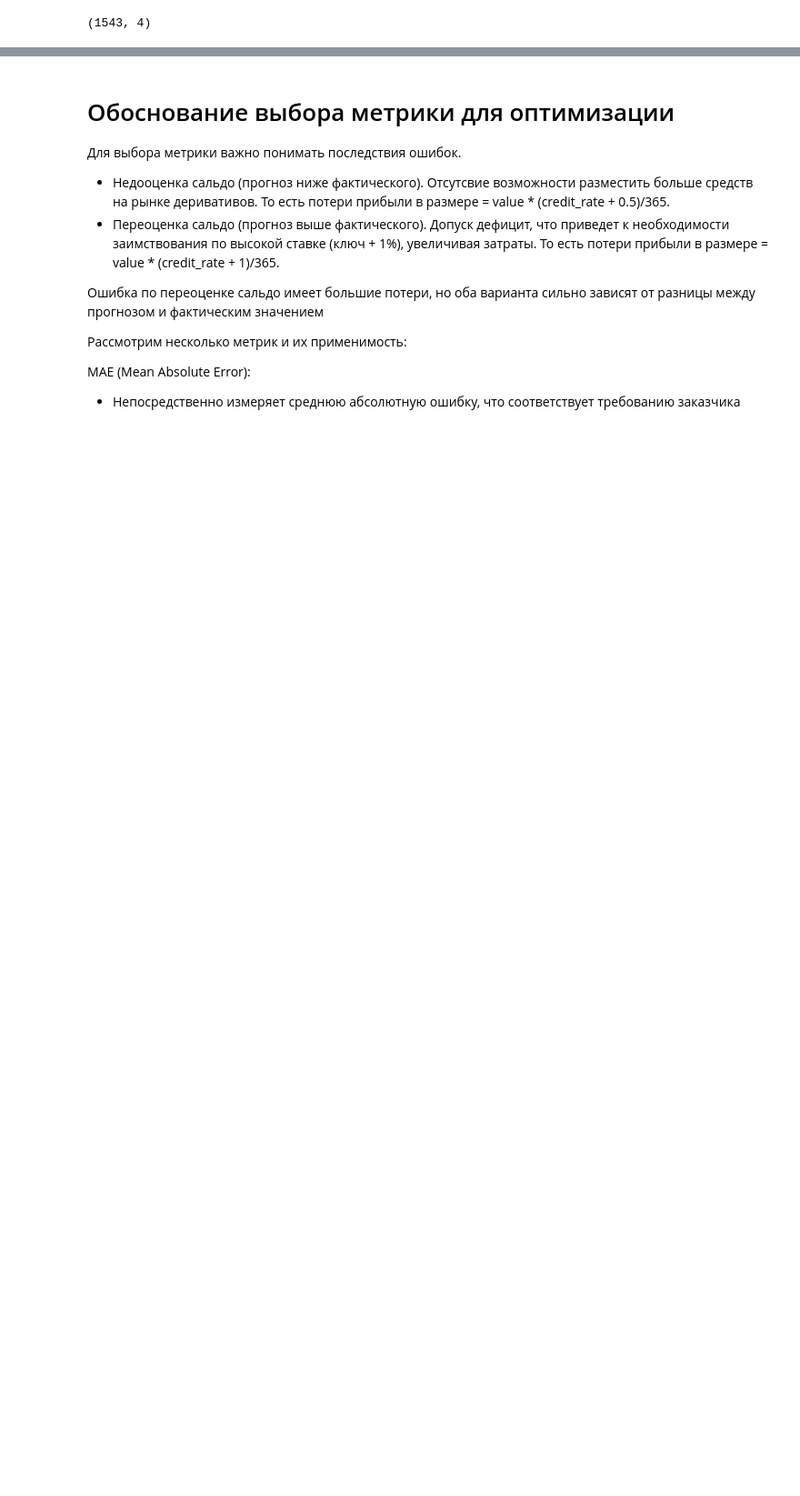
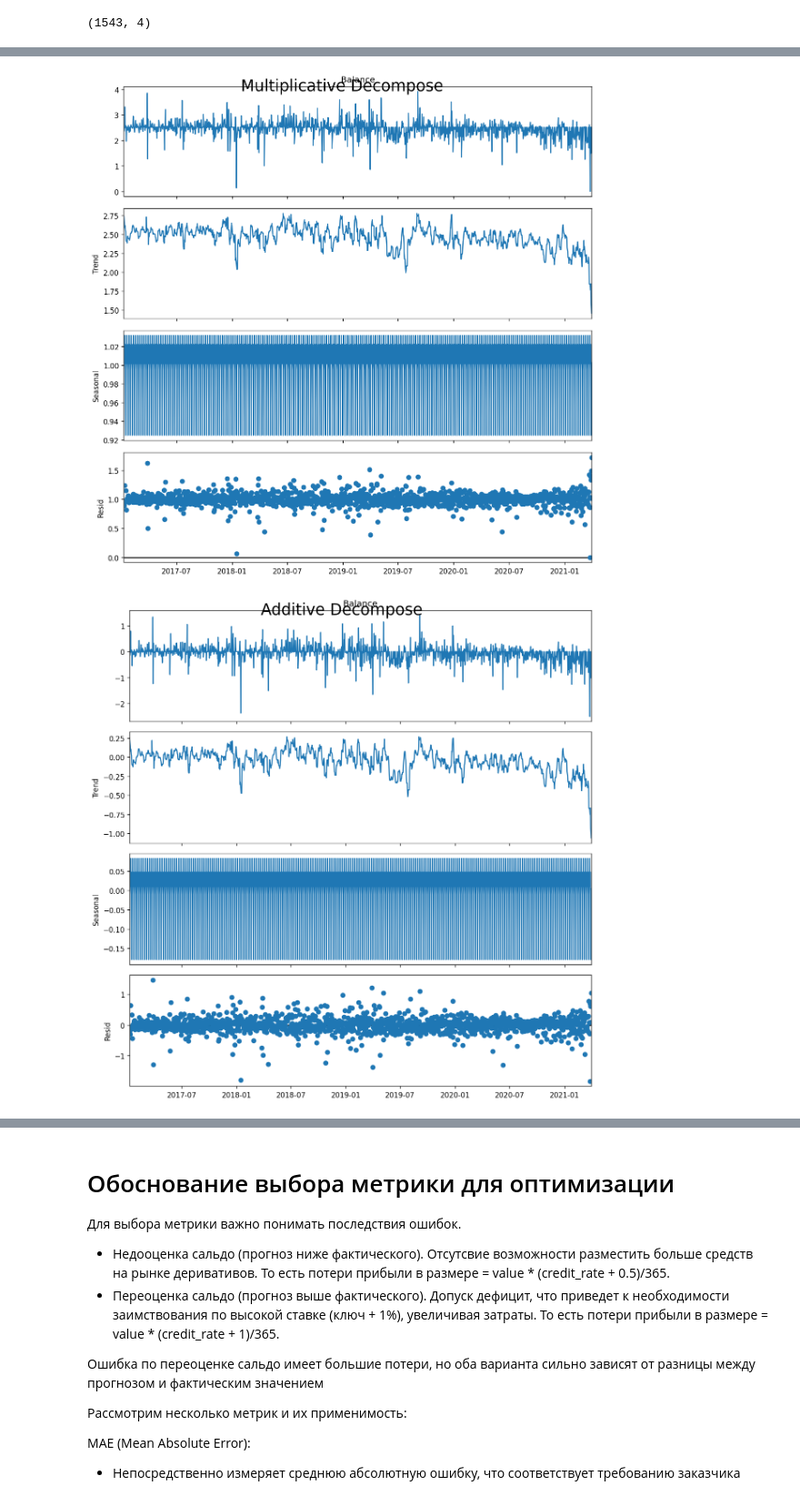
Before and after one commit to kiripcha/-FTIAD-Time-structured-data-analysis, a Jupyter notebook: Project/main.ipynb, the cells around one changed output, grey strips where cells are left out. Shown at 91% size. Drawn from its saved outputs; the diff is of its cells as text; code cells hidden in the pictures; blank space fills up the shorter version.

```diff
--- a/Project/main.ipynb
+++ b/Project/main.ipynb
@@ -91,0 +81,5 @@ data
+# %%
+data['Date'] = pd.to_datetime(data['Date']).dt.date
+data = data.set_index('Date')
+data = data.asfreq('D')
+data
@@ -91,0 +126,41 @@ data
+# %%
+import matplotlib.pyplot as plt
+import pandas as pd
+import numpy as np
+
+from statsmodels.tsa.seasonal import seasonal_decompose
+from dateutil.parser import parse
+
+from statsmodels.tsa.stattools import adfuller, kpss
+
+from statsmodels.tsa.stattools import acf, pacf
+from statsmodels.graphics.tsaplots import plot_acf, plot_pacf
+
+import matplotlib as mpl
+
+import seaborn as sns
+
+plt.rcParams.update({'figure.figsize': (10, 7), 'figure.dpi': 120})
+
+import warnings
+warnings.filterwarnings('ignore')
+
+import scipy.stats as scs
+import statsmodels.api as sm
+
+# import statsmodels as smt
+# %%
+# Multiplicative Decomposition
+result_mul = seasonal_decompose(data['Balance'] + abs(data['Balance'].min())+0.000001, model='multiplicative', extrapolate_trend='freq')
+
+# Additive Decomposition
+result_add = seasonal_decompose(data['Balance'], model='additive', extrapolate_trend='freq')
+
+# Plot
+plt.rcParams.update({'figure.figsize': (10,10)})
+result_mul.plot().suptitle('Multiplicative Decompose', fontsize=22)
+result_add.plot().suptitle('Additive Decompose', fontsize=22)
+plt.show()
+# %% [output]
+[figure, added]
+[figure, added]
```
Also changed, not shown: parts of 164 cells of this notebook, 1 other file.
